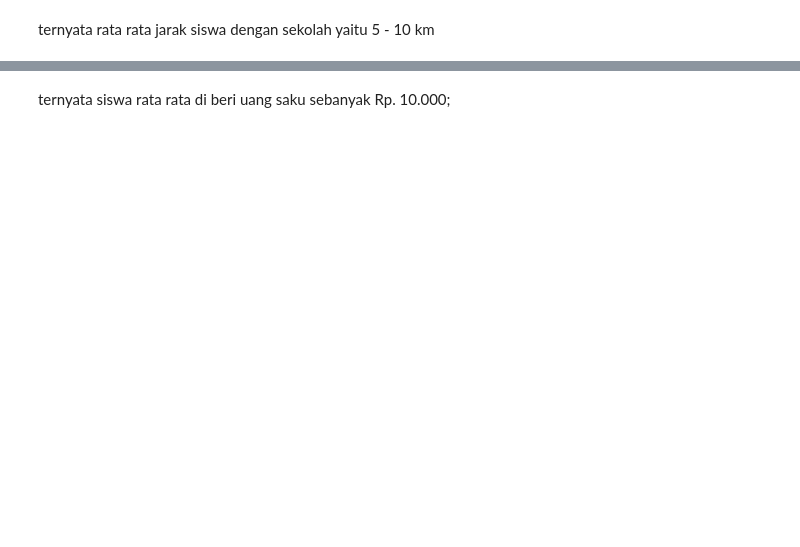
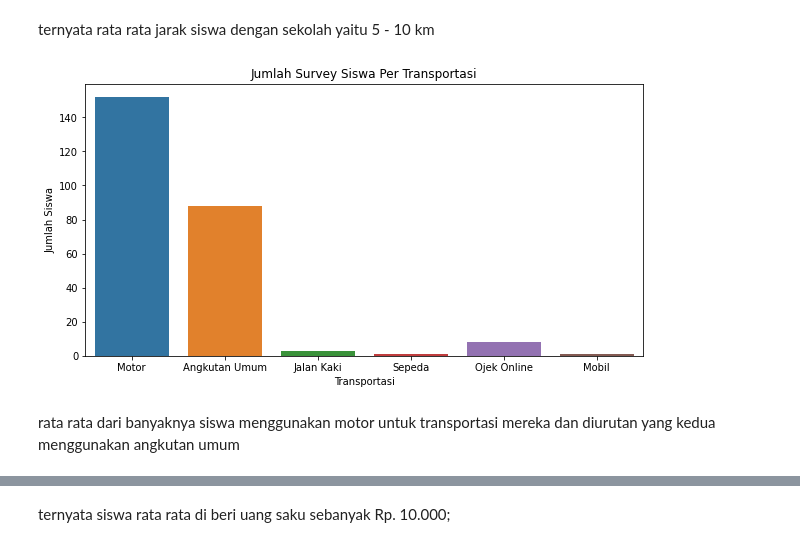
Before and after one commit to ardhptr21/pynapple2021, a Jupyter notebook: Tugas Pengolahan Data Real/main.ipynb, the cells around one changed output, grey strips where cells are left out. Drawn from its saved outputs; the diff is of its cells as text; code cells hidden in the pictures; blank space fills up the shorter version.

Commit message:
visualisasi transportasi dan korelasi antar kolom

```diff
--- a/Tugas Pengolahan Data Real/main.ipynb
+++ b/Tugas Pengolahan Data Real/main.ipynb
@@ -88,5 +90,16 @@ plt.show()
 # %% [markdown]
 ternyata rata rata jarak siswa dengan sekolah yaitu 5 - 10 km
+# %%
+# visualisasi kolom transportasi
+plt.figure(figsize=(10, 5))
+ax = sns.countplot(x='transportasi', data=data_df)
+ax.title.set_text('Jumlah Survey Siswa Per Transportasi')
+ax.set(xlabel='Transportasi', ylabel='Jumlah Siswa')
+plt.show()
+# %% [output]
+[figure, added]
+# %% [markdown]
+rata rata dari banyaknya siswa menggunakan motor untuk transportasi mereka dan diurutan yang kedua menggunakan angkutan umum
 # %%
 # visualisasi kolom uang saku
 plt.figure(figsize=(10, 5))
```
Also changed, not shown: parts of 7 cells of this notebook.
